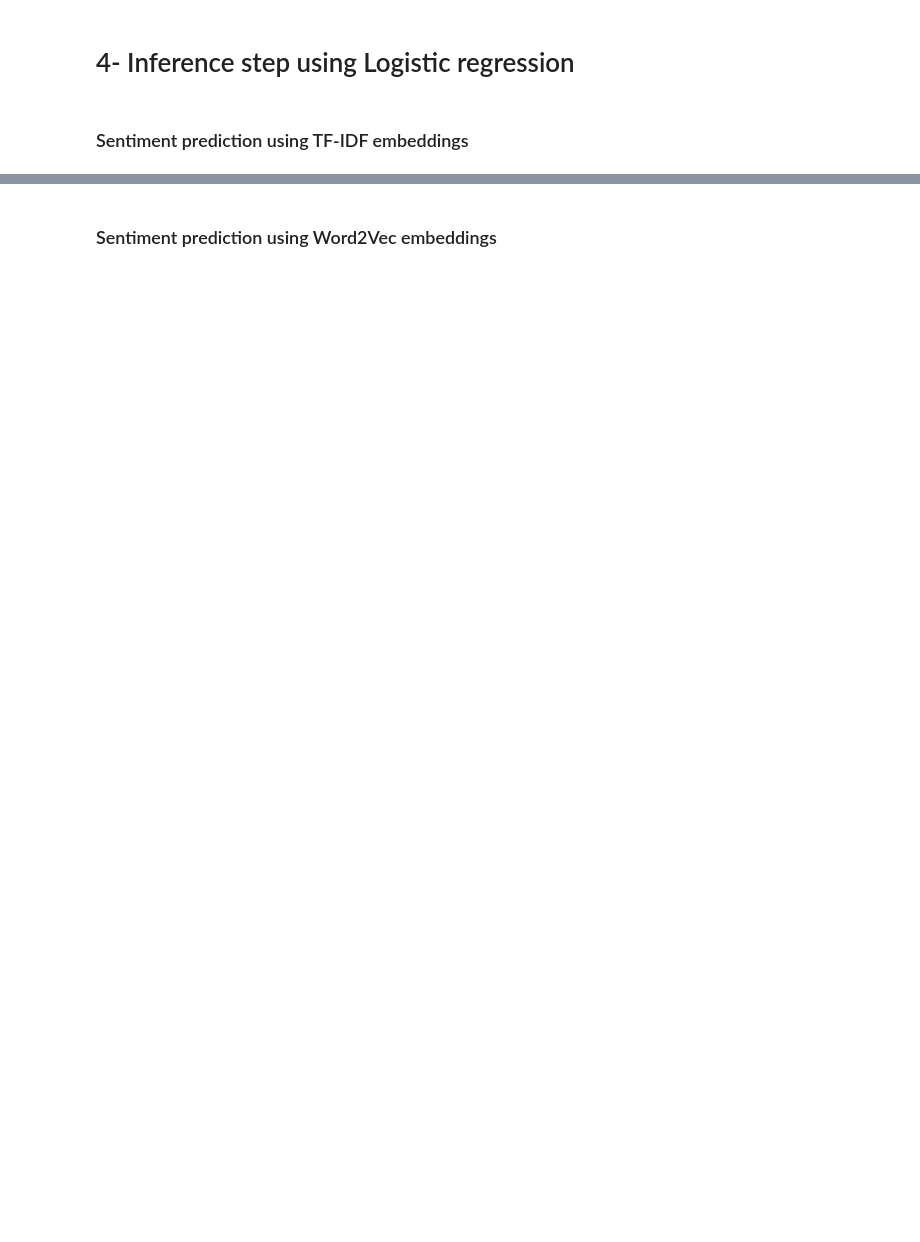
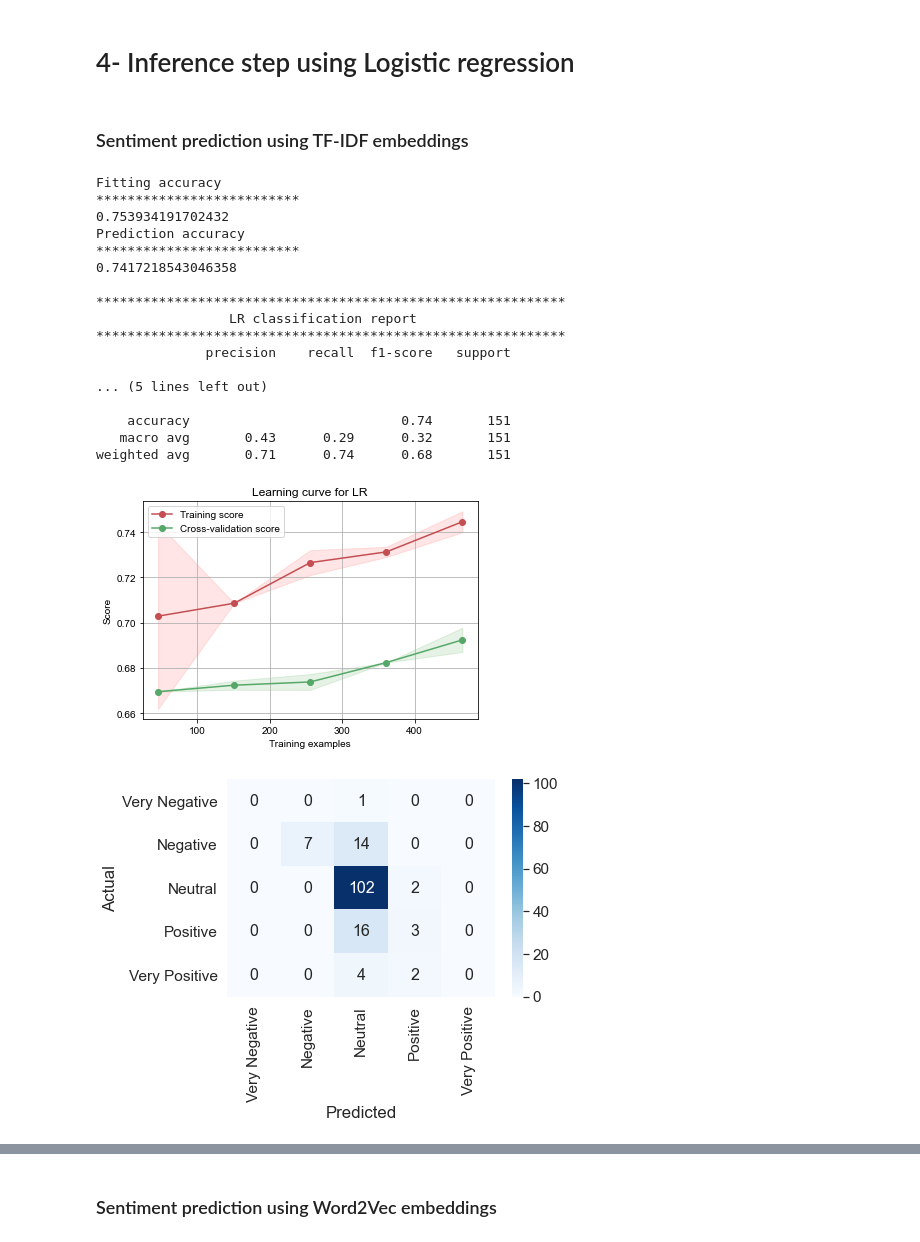
Before and after one commit to zceihzi/AMLSII_final_assignment, a Jupyter notebook: amls-ii-assignment.ipynb, the cells around one changed output, grey strips where cells are left out. Cells and saved outputs as stored; diff of their text form; code cells hidden in the pictures; blank space fills up the shorter version.

```diff
--- a/amls-ii-assignment.ipynb
+++ b/amls-ii-assignment.ipynb
@@ -721,3 +5,9 @@ df_train
+# %%
+# ----------------------------- IMDB 4 scale  -----------------------------------------
+df_submission = load_sub_data()
+df_submission = df_submission
+df_train = load_train_data()
+df_train = df_train
 # %%
 plot_class_distribution(df_train["sentiment"])
 # %% [output]
@@ -742,6 +32,6 @@ best_par = return_best_tfidf(df_train)
 # %%
-# X_TfIdf = Tfidf_transformation(df_train,ngram_range=(1,1))
-X_TfIdf = Tfidf_transformation(df_train,ngram_range= best_par["tfidf__ngram_range"])
+X_TfIdf = Tfidf_transformation(df_train,ngram_range=(1,1))
+# X_TfIdf = Tfidf_transformation(df_train,ngram_range= best_par["tfidf__ngram_range"])
 # %% [output]
 Before transformation: The data had shape:  (156060,)
 After transformation: The data has shape:  (156060, 16056)
@@ -782,7 +70,7 @@ y_test has shape: (23410,)
 # %% [markdown]
 ### Create sets to be used when converted into TFIDF features
 # %%
-# X_train_TfIdf,X_val_TfIdf,X_test_TfIdf,y_train_TfIdf,y_val_TfIdf,y_test_TfIdf = data_partitioning(X_TfIdf,df_train["sentiment"].values,test_size=0.3)
+X_train_TfIdf,X_val_TfIdf,X_test_TfIdf,y_train_TfIdf,y_val_TfIdf,y_test_TfIdf = data_partitioning(X_TfIdf,df_train["sentiment"].values,test_size=0.3,summary=False)
 # %% [markdown]
 ### Create sets to be used when converted into Word2Vec features
 # %%
@@ -816,3 +83,25 @@ y_test has shape: (23410,)
 # 4- Inference step using Logistic regression
 # %% [markdown]
 ### Sentiment prediction using TF-IDF embeddings
+# %%
+LR_predict(X_train_TfIdf,y_train_TfIdf,X_test_TfIdf,y_test_TfIdf)
+# %% [output]
+Fitting accuracy
+**************************
+0.753934191702432
+Prediction accuracy
+**************************
+0.7417218543046358
+
+************************************************************
+                 LR classification report
+************************************************************
+              precision    recall  f1-score   support
+
+... (5 lines left out)
+
+    accuracy                           0.74       151
+   macro avg       0.43      0.29      0.32       151
+weighted avg       0.71      0.74      0.68       151
+[figure, added]
+[figure, added]
```
Also changed, not shown: parts of 16 cells of this notebook, 1 other file.
